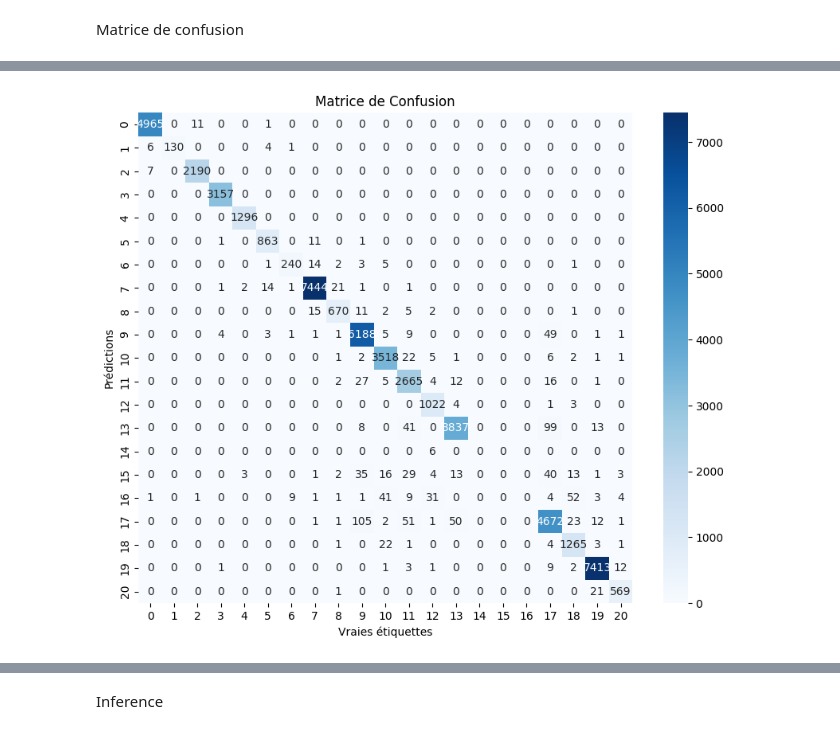
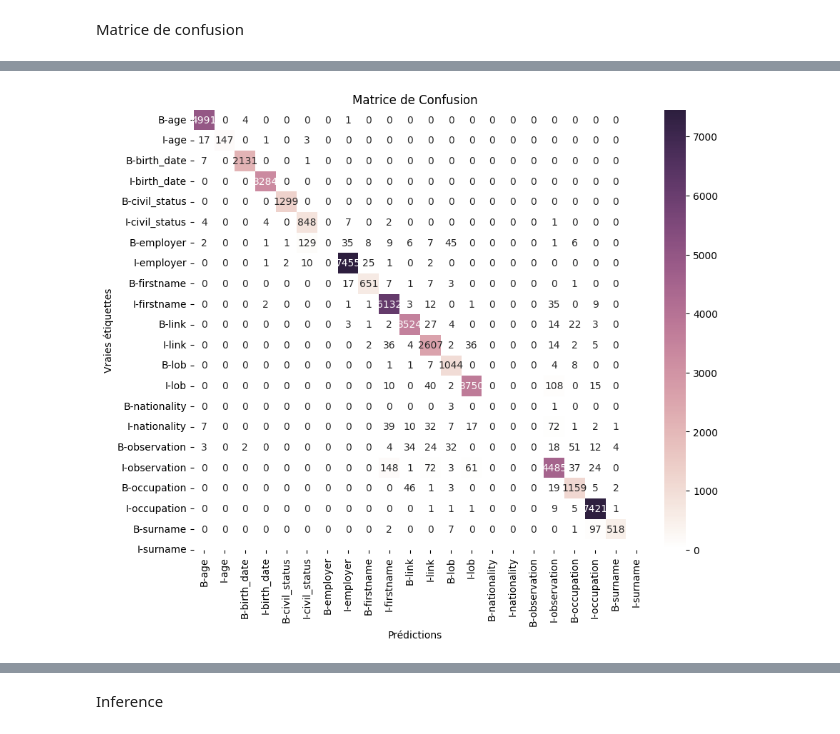
Before and after one commit to cdechaux/Projet_NLP_3A, a Jupyter notebook: scripts/models.ipynb, the cells around one changed output, grey strips where cells are left out. Saved outputs shown, nothing was run; the diff lists cells and outputs as text; code cells hidden in the pictures.

```diff
--- a/scripts/models.ipynb
+++ b/scripts/models.ipynb
@@ -76,3 +76,6 @@ new_texts, new_tags = separate_words_with_space(texts, tags)
 tag2id = {tag: id for id, tag in enumerate(desired_label_order)}
 id2tag = {id: tag for tag, id in tag2id.items()}
 unique_tags_id = [tag2id[tag] for tag in desired_label_order]
+# %%
+for i in range (len(new_tags)):
+    print(len(new_tags[i]))
@@ -199,11 +251,11 @@ pip install accelerate -U
 # %%
 training_args = TrainingArguments(
-    output_dir=".",
+    output_dir="../models/camenBERT",
     learning_rate=2e-5,
     per_device_train_batch_size=16,
     per_device_eval_batch_size=16,
-    num_train_epochs=5,
-    weight_decay=0.01,
+    num_train_epochs=1,
+    weight_decay=0.05,
     evaluation_strategy="epoch",
     save_strategy="epoch",
     load_best_model_at_end=True,
@@ -315,20 +346,25 @@ cfm_results
 # %%
 cfm_metric = evaluate.load("BucketHeadP65/confusion_matrix")
 
 # On créer une seule list de labels pour l'ensemble du set
 true_predictions_int_flat_list = [item for sublist in true_predictions_int for item in sublist]
 true_labels_int_flat_list = [item for sublist in true_labels_int for item in sublist]
 
 # Calcul de la matrice de confusion
 cfm_results = cfm_metric.compute(predictions=true_predictions_int_flat_list, references=true_labels_int_flat_list)
 conf_df = pd.DataFrame(cfm_results['confusion_matrix'])
 
-# Afficher la matrice de confusion avec seaborn
+# Créer une liste des noms de tags pour les axes x et y
+x_labels = [id2tag[i] for i in range(len(id2tag))]
+y_labels = [id2tag[i] for i in range(len(id2tag))]
+
+# Afficher la matrice de confusion avec seaborn en utilisant les noms de tags comme légendes
 plt.figure(figsize=(10, 8))
-sns.heatmap(conf_df, annot=True, fmt="d", cmap="Blues")
-plt.xlabel("Vraies étiquettes")
-plt.ylabel("Prédictions")
+cmap = sns.cubehelix_palette(light=1, as_cmap=True)
+sns.heatmap(conf_df, annot=True, fmt="d", cmap=cmap, xticklabels=x_labels, yticklabels=y_labels)
+plt.xlabel("Prédictions")
+plt.ylabel("Vraies étiquettes")
 plt.title("Matrice de Confusion")
 plt.show()
 # %% [output]
-[figure, old version]
+[figure, new version]
```
Also changed, not shown: parts of 17 cells of this notebook, 2 other files.
